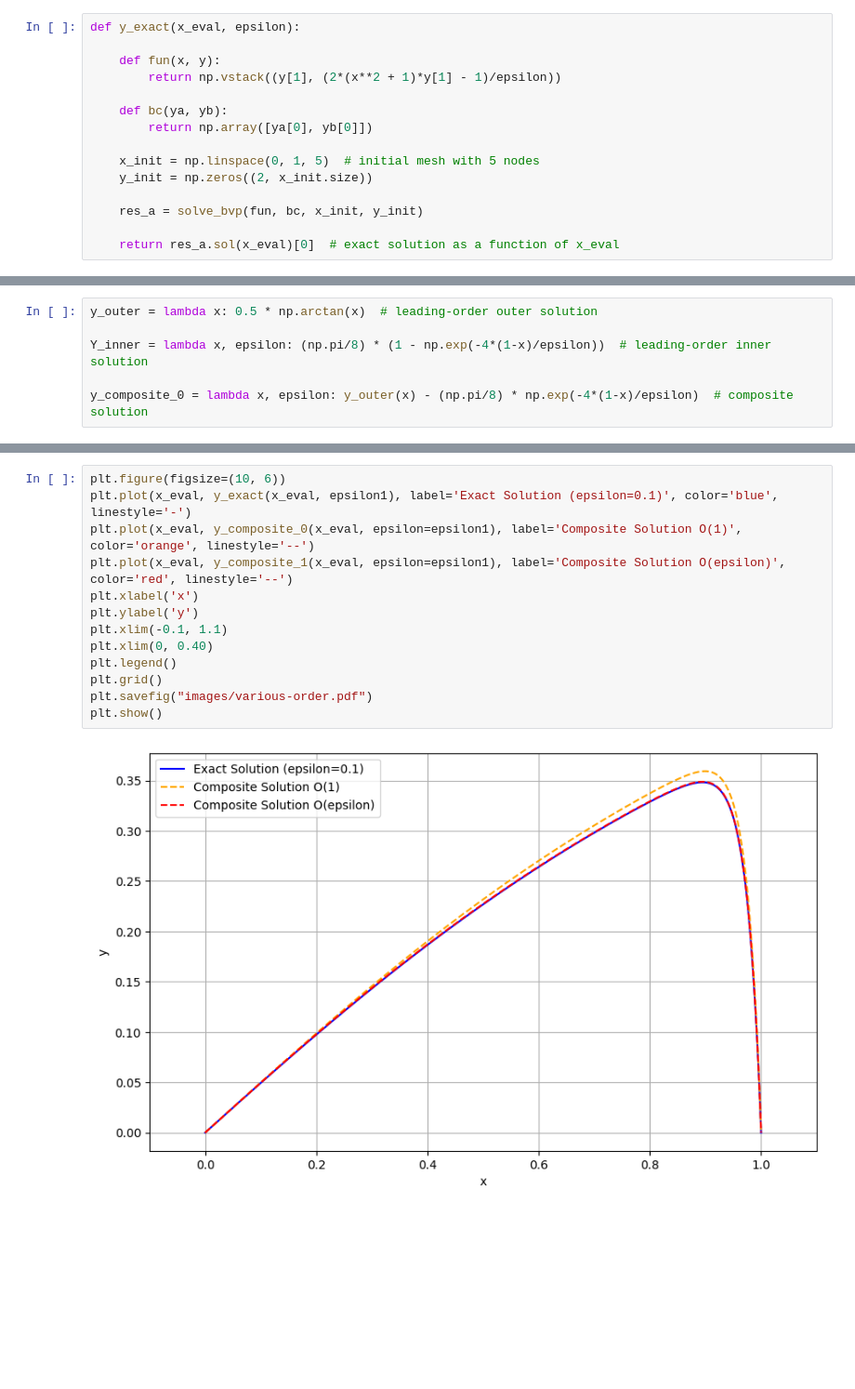
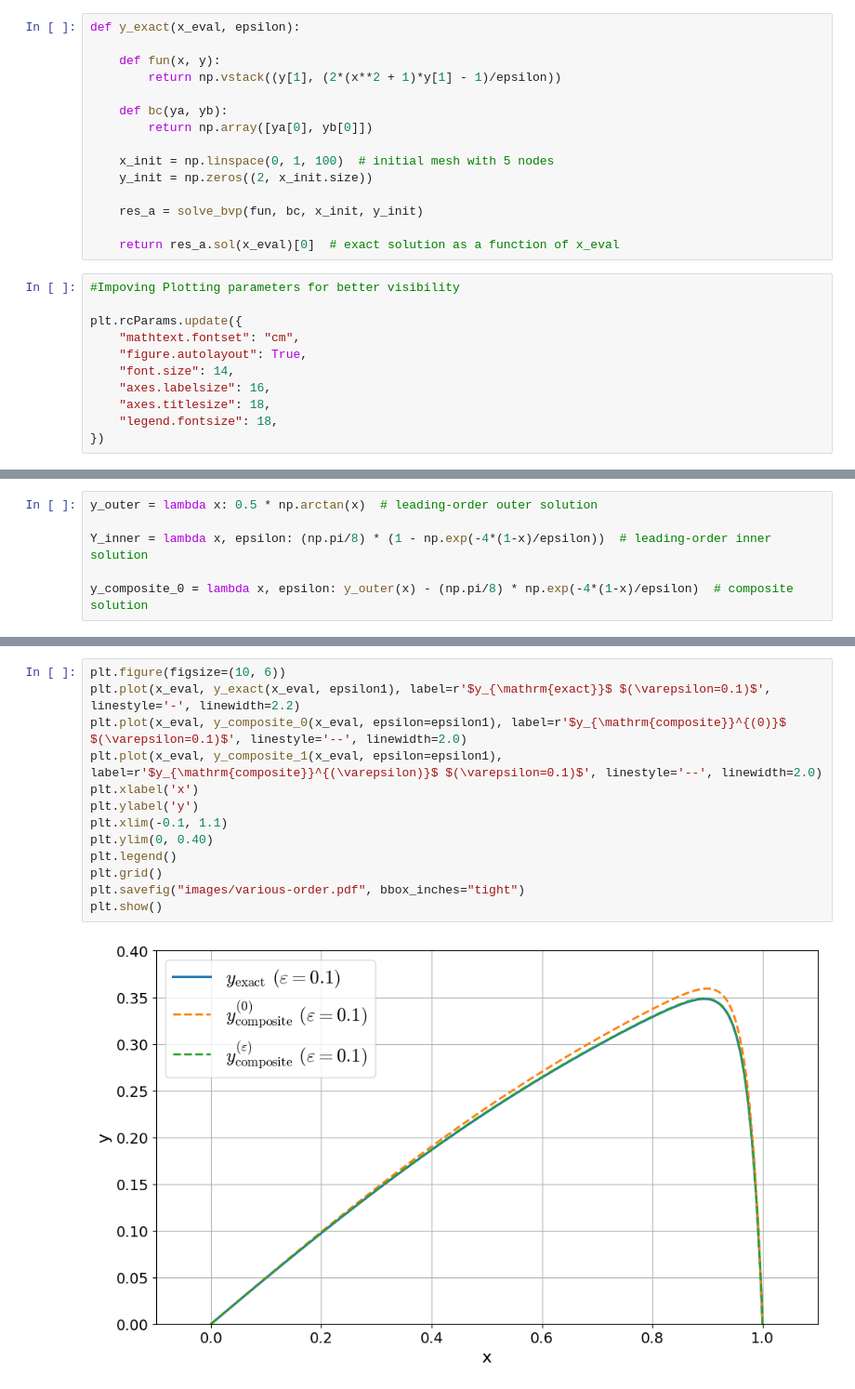
Before and after one commit to heinrichss/Perturbation-methods, a Jupyter notebook: homework.ipynb, the cells around one changed output, grey strips where cells are left out. Shown at 93% size. Drawn from its saved outputs; the diff is of its cells as text; blank space fills up the shorter version.

```diff
--- a/homework.ipynb
+++ b/homework.ipynb
@@ -12,10 +31,21 @@ def y_exact(x_eval, epsilon):
     def bc(ya, yb):
         return np.array([ya[0], yb[0]])
 
-    x_init = np.linspace(0, 1, 5)  # initial mesh with 5 nodes
+    x_init = np.linspace(0, 1, 100)  # initial mesh with 5 nodes
     y_init = np.zeros((2, x_init.size))
 
     res_a = solve_bvp(fun, bc, x_init, y_init)
 
     return res_a.sol(x_eval)[0]  # exact solution as a function of x_eval
+# %%
+#Impoving Plotting parameters for better visibility
+
+plt.rcParams.update({
+    "mathtext.fontset": "cm",
+    "figure.autolayout": True,
+    "font.size": 14,
+    "axes.labelsize": 16,
+    "axes.titlesize": 18,
+    "legend.fontsize": 18,
+})
 # %% [markdown]
@@ -84,15 +114,15 @@ plt.show()
 # %%
 plt.figure(figsize=(10, 6))
-plt.plot(x_eval, y_exact(x_eval, epsilon1), label='Exact Solution (epsilon=0.1)', color='blue', linestyle='-')
-plt.plot(x_eval, y_composite_0(x_eval, epsilon=epsilon1), label='Composite Solution O(1)', color='orange', linestyle='--')
-plt.plot(x_eval, y_composite_1(x_eval, epsilon=epsilon1), label='Composite Solution O(epsilon)', color='red', linestyle='--')
+plt.plot(x_eval, y_exact(x_eval, epsilon1), label=r'$y_{\mathrm{exact}}$ $(\varepsilon=0.1)$', linestyle='-', linewidth=2.2)
+plt.plot(x_eval, y_composite_0(x_eval, epsilon=epsilon1), label=r'$y_{\mathrm{composite}}^{(0)}$ $(\varepsilon=0.1)$', linestyle='--', linewidth=2.0)
+plt.plot(x_eval, y_composite_1(x_eval, epsilon=epsilon1), label=r'$y_{\mathrm{composite}}^{(\varepsilon)}$ $(\varepsilon=0.1)$', linestyle='--', linewidth=2.0)
 plt.xlabel('x')
 plt.ylabel('y')
 plt.xlim(-0.1, 1.1)
-plt.xlim(0, 0.40)
+plt.ylim(0, 0.40)
 plt.legend()
 plt.grid()
-plt.savefig("images/various-order.pdf")
+plt.savefig("images/various-order.pdf", bbox_inches="tight")
 plt.show()
 # %% [output]
-[figure, old version]
+[figure, new version]
```
Also changed, not shown: parts of 10 cells of this notebook, 3 other files.
